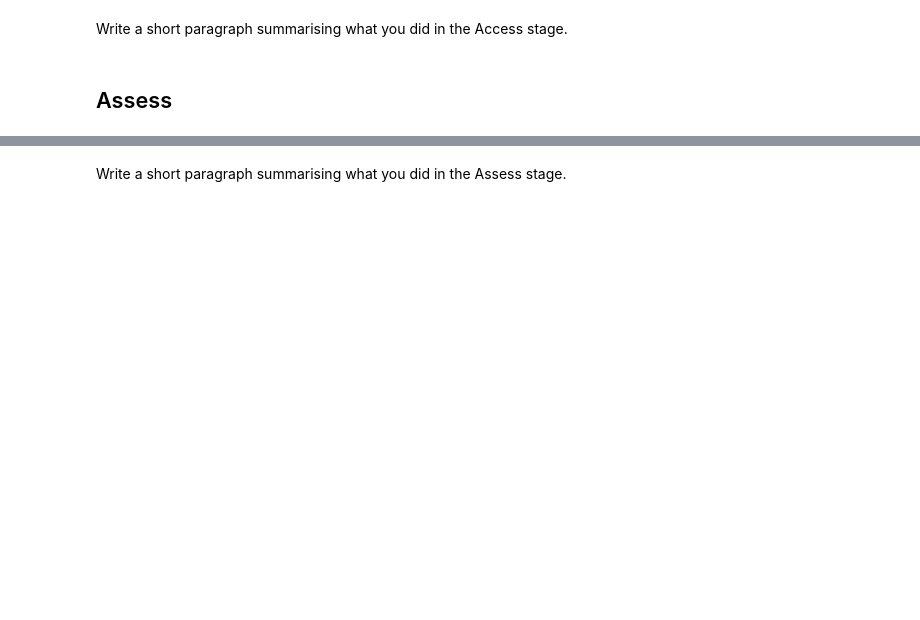
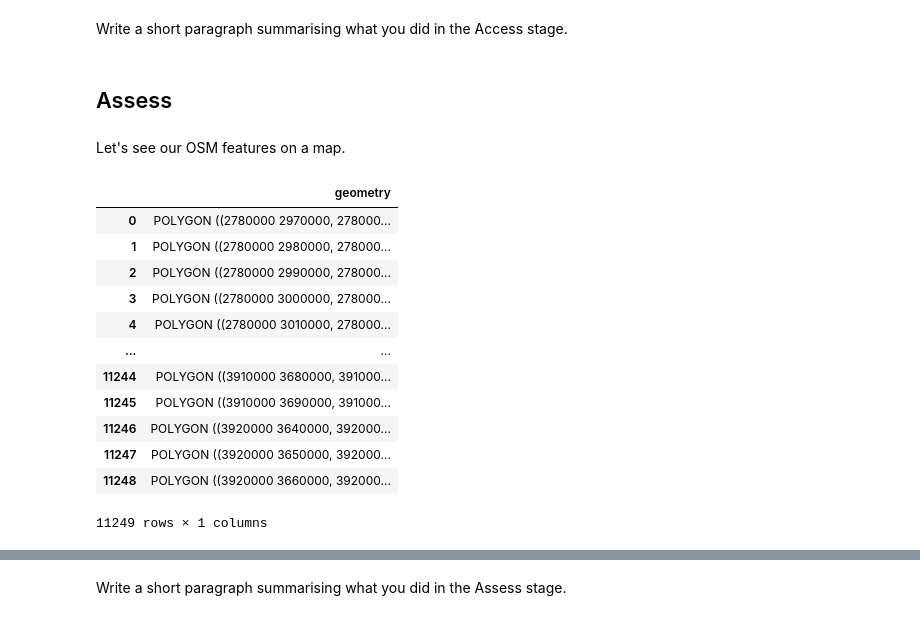
Before and after one commit to JDS289/jd2016_ads_2024, a Jupyter notebook: ads_course_assessment.ipynb, the cells around one changed output, grey strips where cells are left out. Drawn from its saved outputs; the diff is of its cells as text; code cells hidden in the pictures; blank space fills up the shorter version.

```diff
--- a/ads_course_assessment.ipynb
+++ b/ads_course_assessment.ipynb
@@ -232,3 +300,5 @@ SET census2021_ts062_oa.proportion_moved_to_uk = proportion_moved_to_uk.proporti
 Write a short paragraph summarising what you did in the Access stage.
 # %% [markdown]
 ## Assess
+# %% [markdown]
+Let's see our OSM features on a map.
@@ -234,0 +319,16 @@ Write a short paragraph summarising what you did in the Access stage.
+# %%
+uk
+# %% [output]
+|  | geometry |
+| 0 | POLYGON ((2780000 2970000, 278000... |
+| 1 | POLYGON ((2780000 2980000, 278000... |
+| 2 | POLYGON ((2780000 2990000, 278000... |
+| 3 | POLYGON ((2780000 3000000, 278000... |
+| 4 | POLYGON ((2780000 3010000, 278000... |
+| ... | ... |
+| 11244 | POLYGON ((3910000 3680000, 391000... |
+| 11245 | POLYGON ((3910000 3690000, 391000... |
+| 11246 | POLYGON ((3920000 3640000, 392000... |
+| 11247 | POLYGON ((3920000 3650000, 392000... |
+| 11248 | POLYGON ((3920000 3660000, 392000... |
+11249 rows × 1 columns
```
Also changed, not shown: parts of 39 cells of this notebook.
